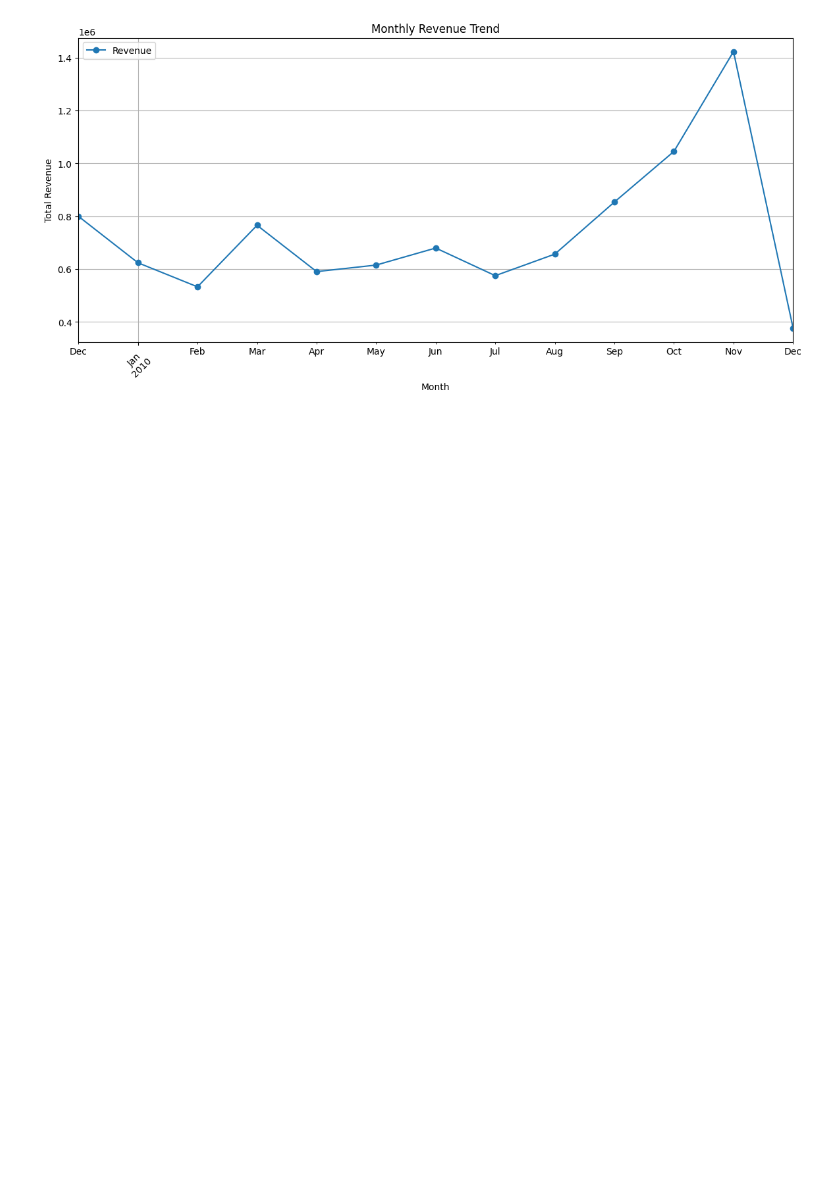
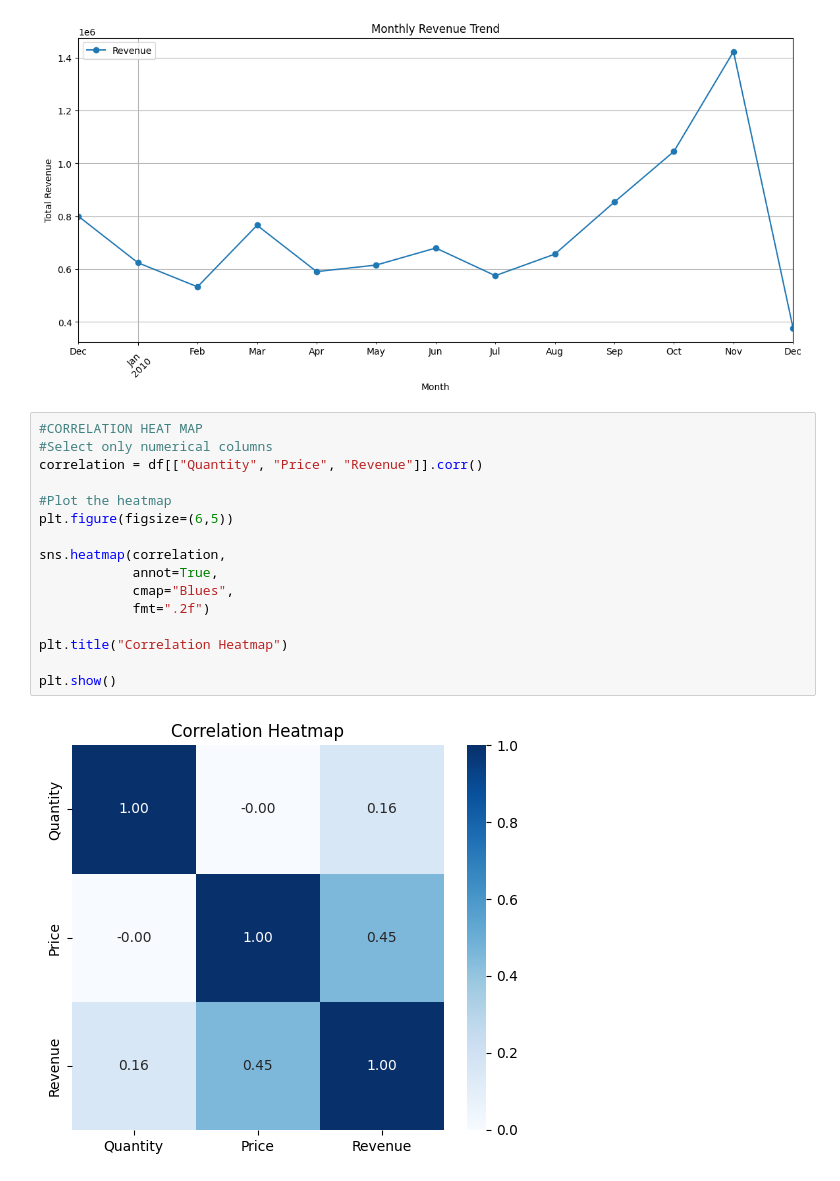
Before and after one commit to hania-sajjad/WEEK-1-TASK, a Jupyter notebook: EDA_Online_Retail.ipynb, the cells around one changed output. Drawn from its saved outputs; the diff is of its cells as text; blank space fills up the shorter version.

Commit message:
Added Heatmap and Boxplots(for numerical data)

```diff
--- a/EDA_Online_Retail.ipynb
+++ b/EDA_Online_Retail.ipynb
@@ -219,3 +219,21 @@ plt.grid(True)
 plt.show()
 # %% [output]
 [figure]
+# %%
+#CORRELATION HEAT MAP
+#Select only numerical columns
+correlation = df[["Quantity", "Price", "Revenue"]].corr()
+
+#Plot the heatmap
+plt.figure(figsize=(6,5))
+
+sns.heatmap(correlation,
+            annot=True,
+            cmap="Blues",
+            fmt=".2f")
+
+plt.title("Correlation Heatmap")
+
+plt.show()
+# %% [output]
+[figure, added]
```
Also changed, not shown: parts of 3 cells of this notebook.
